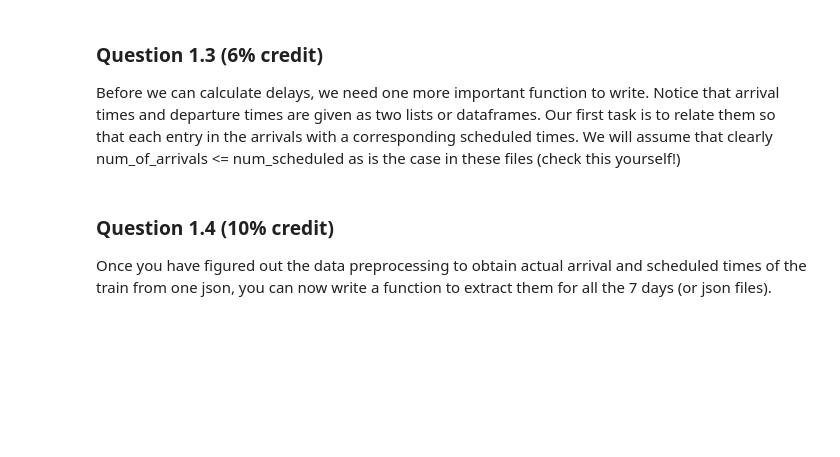
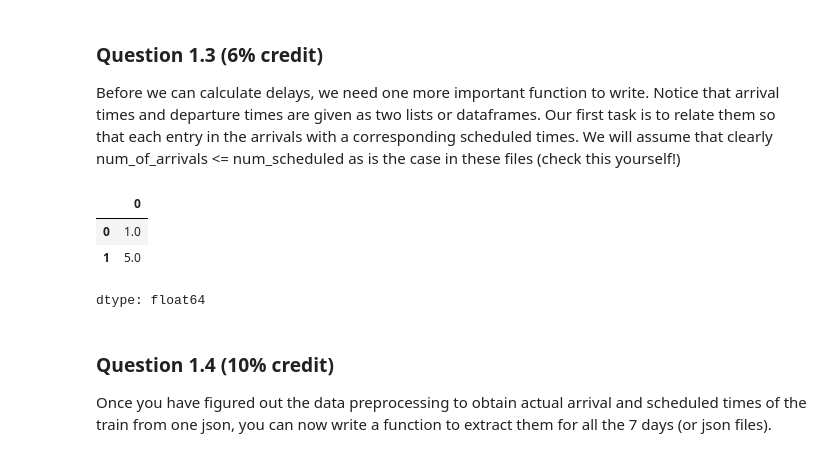
Before and after one commit to sram533/418-HW1-V2, a Jupyter notebook: cs418-hw1-F25.ipynb, the cells around one changed output. Drawn from its saved outputs; the diff is of its cells as text; code cells hidden in the pictures; blank space fills up the shorter version.

```diff
--- a/cs418-hw1-F25.ipynb
+++ b/cs418-hw1-F25.ipynb
@@ -264,7 +488,7 @@ print(schedule_info.iloc[1]["allDepartures"][num_of_scheduled-5]) #prints the 5t
 #observe that schedules are already stored in HH:MM:SS format, so no preprocessing required
 
 #insert to code create a list containing all the times when trains are scheduled on the day
-scheduled_times_list = [YOUR CODE HERE]
-scheduled_times = pd.DataFrame(scheduled_times_list)
+scheduled_times_list = schedule_info.iloc[1]["allDepartures"]
+scheduled_times = pd.DataFrame(scheduled_times_list, columns=["Scheduled Times"])
 
 print(num_of_scheduled==scheduled_times.shape[0]) #should evaluate to True
@@ -275,19 +503,22 @@ print(num_of_scheduled==scheduled_times.shape[0]) #should evaluate to True
 #it looks like all the arrivals are stored in the first and second rows
 num_of_arrivals= len(arrivals_info.iloc[1]) #change 1 to 0 to get arrivals of 30111 or a particular direction (northbound)
 print(num_of_arrivals) # gives number of arrival time in the direction
+last_entry = arrivals_info.iloc[1][num_of_arrivals - 1]["arrival"]
 print(arrivals_info.iloc[1][num_of_arrivals-1]["arrival"])#extract last entry in the series
 
 ## insert code to extract time in the string, that is, have to extract substring between 'T' and '-'
-[YOUR CODE HERE]
+arrival_time = last_entry.split("T")[1].split("-")[0]
 
 arrival_time = "23:49:41"
 print(arrival_time == "23:49:41" ) #time of arrival
 #output should be in HH:MM:SS format like 23:49:31 for the last entry as above
-print(time)
+print(arrival_time)
 
 ## insert code to exact times of all arrivals on a day. Store in a list and convert to series or dataframe called arrival_times
-arrival_times_list = []
-[YOUR CODE HERE]
+arrival_times_list = [
+    rec["arrival"].split("T")[1].split("-")[0]
+    for rec in arrivals_info.iloc[1]
+]
 
 arrival_times = pd.DataFrame(arrival_times_list)
 print(num_of_arrivals==arrival_times.shape[0]) #should evaluate to True
@@ -385,28 +691,60 @@ def assigned_scheduled_times(arrival_times, scheduled_times):
 # %%
 # 3% credit
+# def conv_to_mins(time):
+#     mins = time%100
+#     hrs = time//100
+#     if (hrs<0) or (hrs>23):
+#         return np.nan
+#     if (mins<0) or (mins>59):
+#         return np.nan
+#     return ((60*hrs)+ mins)
+
+def hhmm_to_minutes(hhmm):
+    """Convert numeric HHMM to minutes since midnight."""
+    if pd.isna(hhmm):
+        return np.nan
+    try:
+        v = int(hhmm)
+    except (TypeError, ValueError):
+        return np.nan
+
+    hours, minutes = divmod(v, 100)
+    if not (0 <= hours < 24 and 0 <= minutes < 60):
+        return np.nan
+    return float(hours * 60 + minutes)
+
 def calc_delay(assigned_scheduled_times):
+
     """
     Calculates delay times y - x
 
     Args:
         assigned_scheduled_times: pandas dataframe with two columns viz., arrival times and corresponding scheduled time
 
     Returns:
         pandas series of input dimension with delay time
     """
+    if assigned_scheduled_times.shape[1] != 2:
+        raise ValueError("Input DataFrame must have exactly 2 columns: scheduled and actual times")
 
-    scheduled = [YOUR CODE HERE]
-    actual = [YOUR CODE HERE]
+    scheduled_minutes = assigned_scheduled_times.iloc[:, 0].apply(hhmm_to_minutes)
+    actual_minutes = assigned_scheduled_times.iloc[:, 1].apply(hhmm_to_minutes)
 
-    [YOUR CODE HERE]
+    delay = (actual_minutes - scheduled_minutes).astype(float)
+    return delay
 
 #Test your code
 sched = pd.Series([1303, 1210], dtype='float64')
 actual = pd.Series([1304, 1215], dtype='float64')
 calc_delay(pd.concat([sched, actual], axis=1))
 # 0    1.0
 # 1    5.0
 # dtype: float64
+# %% [output]
+|  | 0 |
+| 0 | 1.0 |
+| 1 | 5.0 |
+dtype: float64
 # %% [markdown]
 ### Question 1.4 (10% credit)
 
```
Also changed, not shown: parts of 59 cells of this notebook, 1 other file.
